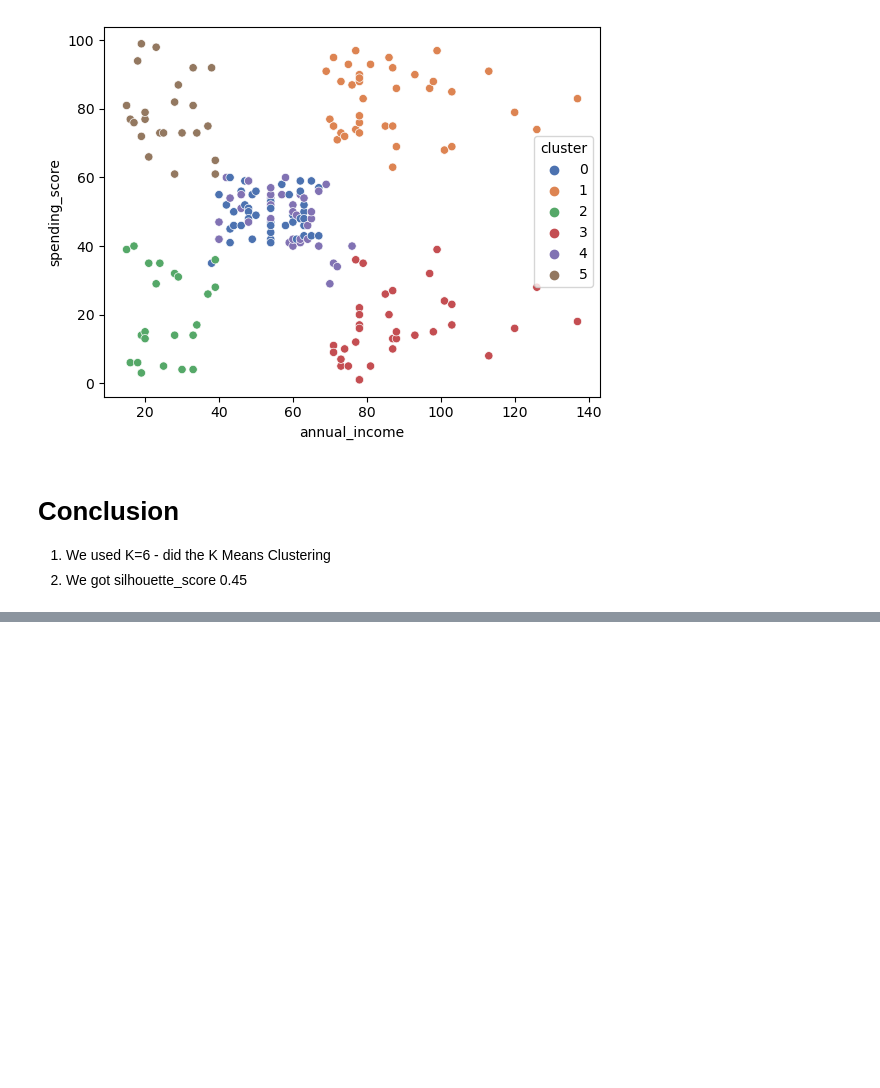
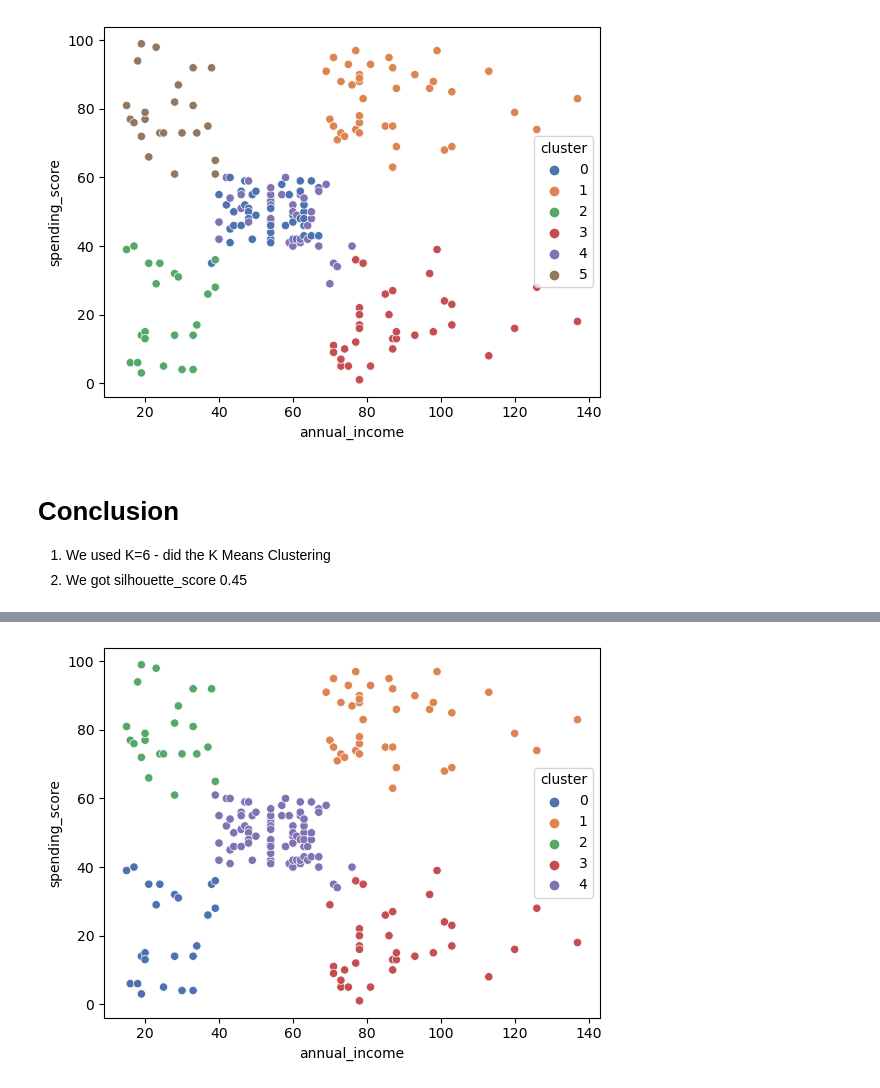
Before and after one commit to alexvatti/full-stack-data-science, a Jupyter notebook: Unsupervised-Learning/K-means-clustering/Mall-Customers-Clustering/Mall_Customers_Clustering.ipynb, the cells around one changed output, grey strips where cells are left out. Drawn from its saved outputs; the diff is of its cells as text; code cells hidden in the pictures; blank space fills up the shorter version.

```diff
--- a/Unsupervised-Learning/K-means-clustering/Mall-Customers-Clustering/Mall_Customers_Clustering.ipynb
+++ b/Unsupervised-Learning/K-means-clustering/Mall-Customers-Clustering/Mall_Customers_Clustering.ipynb
@@ -420,0 +509,5 @@ plt.show()
+# %%
+sns.scatterplot(x="annual_income", y="spending_score", hue="cluster", data=sel_df,palette="deep")
+plt.show()
+# %% [output]
+[figure, added]
```
Also changed, not shown: parts of 33 cells of this notebook, 12 other files.
